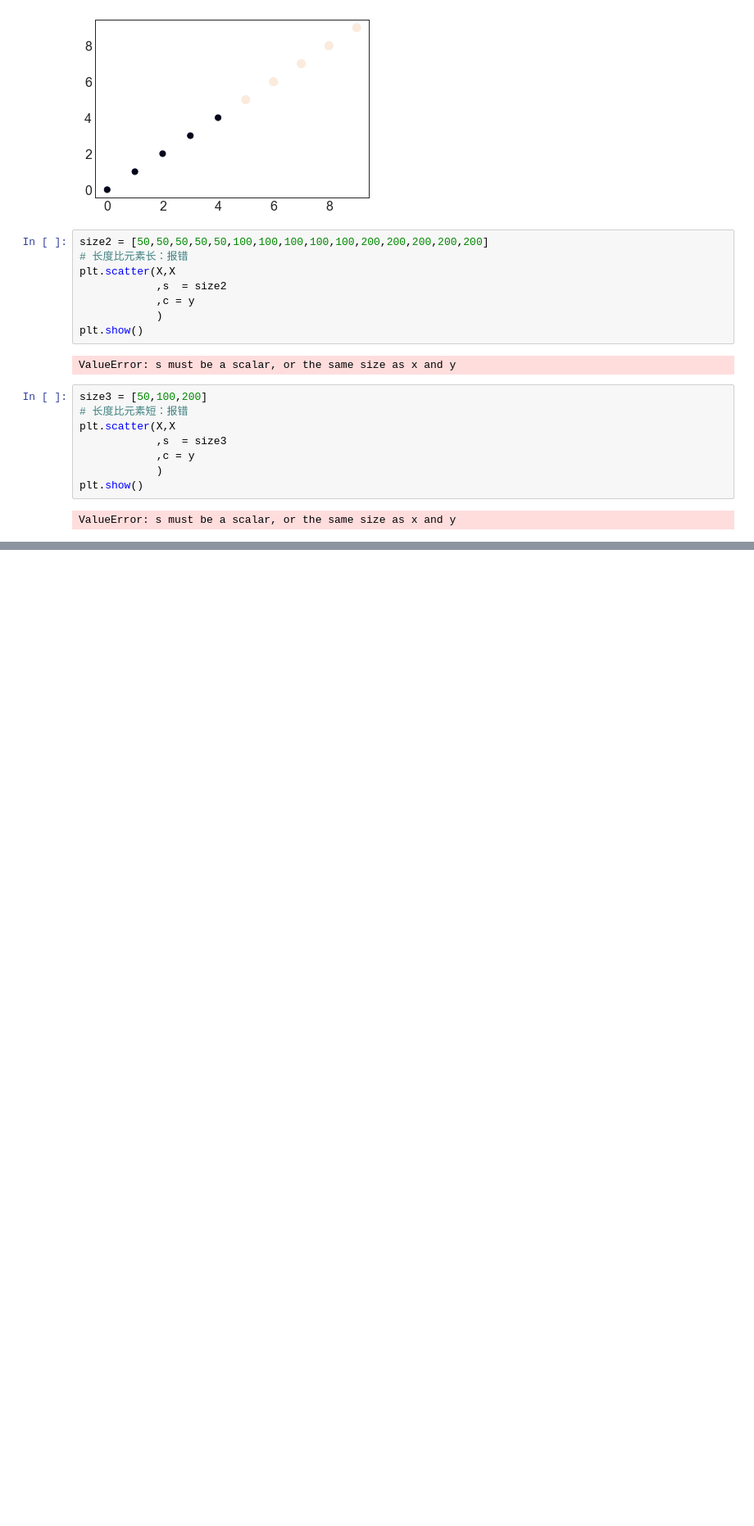
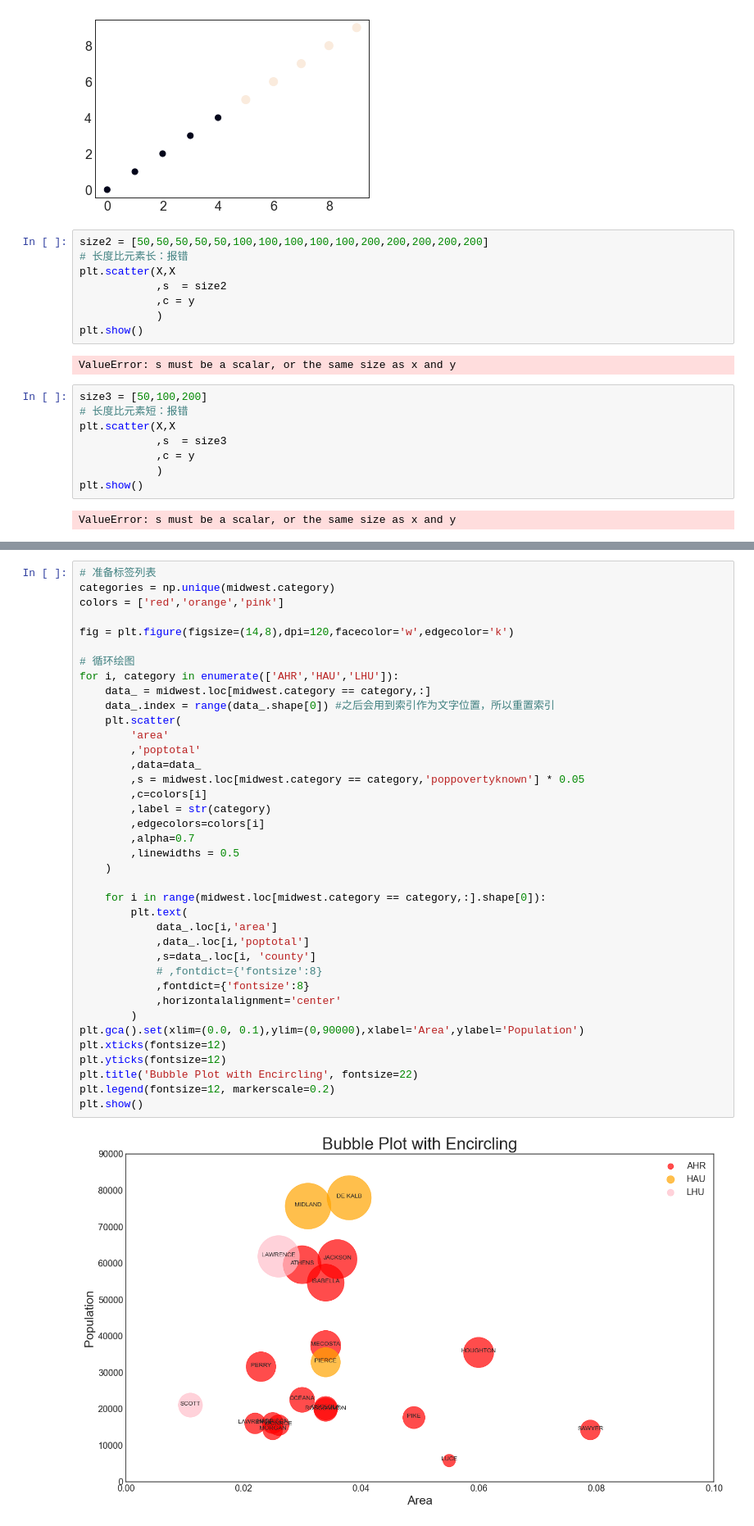
Before and after one commit to protea-ban/top-50-matplotlib-visualizations, a Jupyter notebook: 02_correlation_气泡图.ipynb, the cells around one changed output, grey strips where cells are left out. Shown at 82% size. Drawn from its saved outputs; the diff is of its cells as text; blank space fills up the shorter version.

```diff
--- a/02_correlation_气泡图.ipynb
+++ b/02_correlation_气泡图.ipynb
@@ -128,0 +154,40 @@ ValueError: s must be a scalar, or the same size as x and y
+# %%
+# 准备标签列表
+categories = np.unique(midwest.category)
+colors = ['red','orange','pink']
+
+fig = plt.figure(figsize=(14,8),dpi=120,facecolor='w',edgecolor='k')
+
+# 循环绘图
+for i, category in enumerate(['AHR','HAU','LHU']):
+    data_ = midwest.loc[midwest.category == category,:]
+    data_.index = range(data_.shape[0]) #之后会用到索引作为文字位置，所以重置索引
+    plt.scatter(
+        'area'
+        ,'poptotal'
+        ,data=data_
+        ,s = midwest.loc[midwest.category == category,'poppovertyknown'] * 0.05
+        ,c=colors[i]
+        ,label = str(category)
+        ,edgecolors=colors[i]
+        ,alpha=0.7
+        ,linewidths = 0.5
+    )
+
+    for i in range(midwest.loc[midwest.category == category,:].shape[0]):
+        plt.text(
+            data_.loc[i,'area']
+            ,data_.loc[i,'poptotal']
+            ,s=data_.loc[i, 'county']
+            # ,fontdict={'fontsize':8}
+            ,fontdict={'fontsize':8}
+            ,horizontalalignment='center'
+        )
+plt.gca().set(xlim=(0.0, 0.1),ylim=(0,90000),xlabel='Area',ylabel='Population')
+plt.xticks(fontsize=12)
+plt.yticks(fontsize=12)
+plt.title('Bubble Plot with Encircling', fontsize=22)
+plt.legend(fontsize=12, markerscale=0.2)
+plt.show()
+# %% [output]
+[figure, added]
```
Also changed, not shown: parts of 5 cells of this notebook.
